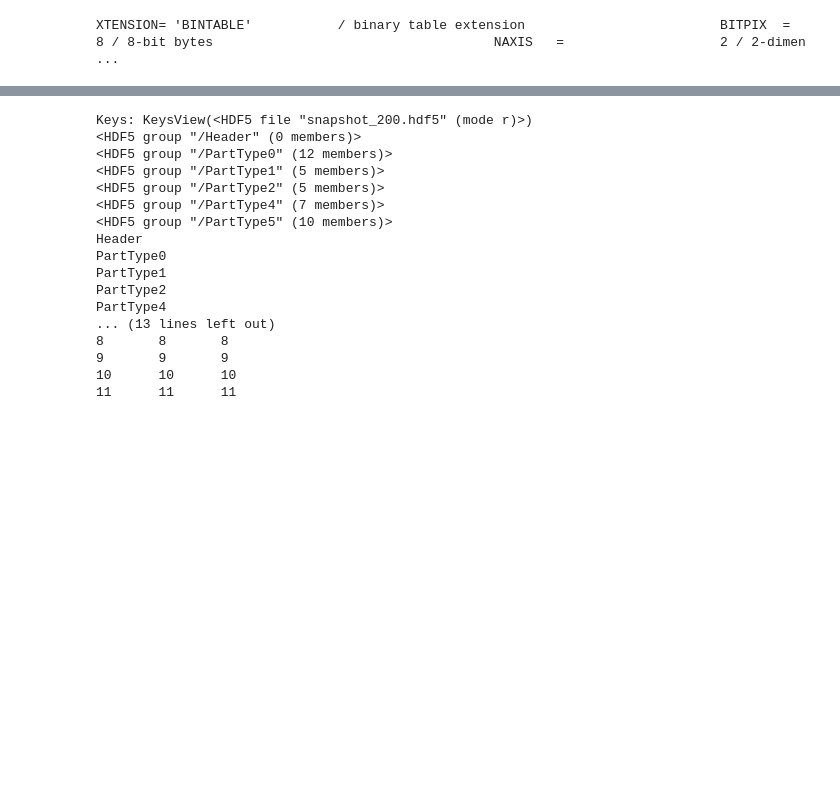
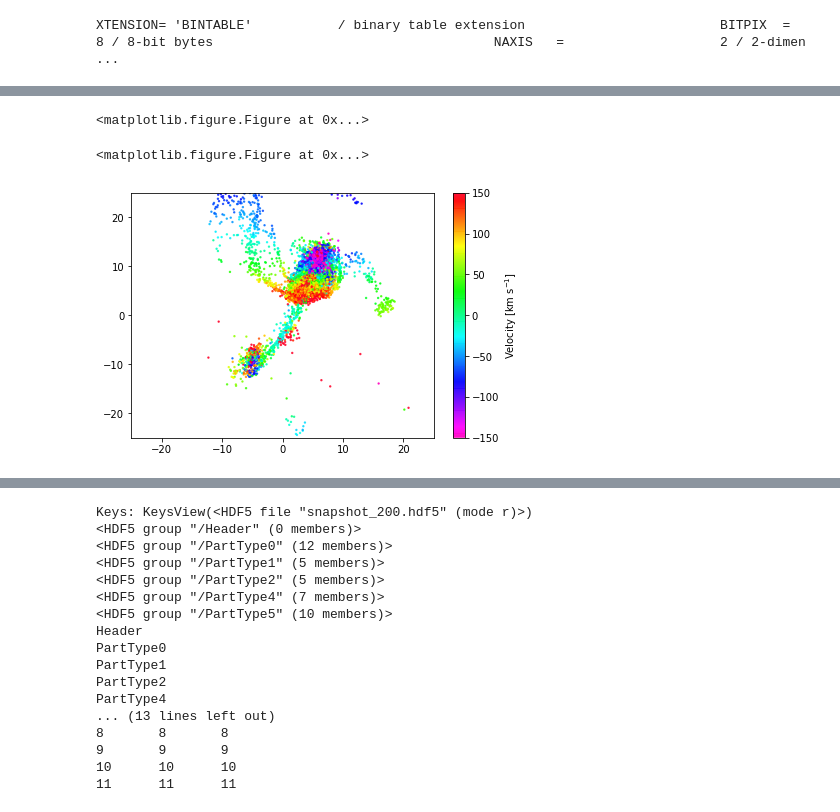
Before and after one commit to beckynevin/imaging_identification_mergers, a Jupyter notebook: Checking_velocity.ipynb, the cells around one changed output, grey strips where cells are left out. Cells and saved outputs as stored; diff of their text form; code cells hidden in the pictures; blank space fills up the shorter version.

```diff
--- a/Checking_velocity.ipynb
+++ b/Checking_velocity.ipynb
@@ -120,0 +116,74 @@ print('done')
+# %%
+plt.clf()
+plt.scatter(xs_before,ys_before,c=vel, vmin=-150, vmax=150,s=2, cmap='gist_rainbow_r', alpha=0.75)
+
+plt.colorbar(label=r'Velocity [km s$^{-1}$]')
+plt.xlim([-25,25])
+plt.ylim([-25,25])
+plt.show()
+
+pixelscale=0.166666666666667#kpc/pixel
+plt.clf()
+fig=plt.figure()
+ax1=fig.add_subplot(111)
+im1=ax1.imshow(np.rot90(np.sum(CAMERA0.data,axis=0)), norm=LogNorm(vmin=1, vmax=1e7), cmap='Greys_r')
+xs_new=[(x)/pixelscale+150 for x in xs_before]
+ys_new=[-(x)/pixelscale+150 for x in ys_before]
+im2=ax1.scatter(xs_new,ys_new,c=vel, vmin=-150, vmax=150,s=2, cmap='gist_rainbow_r', alpha=0.75)
+
+cbar1=plt.colorbar(im1, label=r'Broadband Flux Density [W/m$^{2}$/sr]')
+cbar2=plt.colorbar(im2)
+
+cbar2.set_label(r'Velocity [km s$^{-1}$]', labelpad=-2)
+length=300
+yticks=[1 ,length/2    ,length]
+
+ylabels=[round((x-length/2)*pixelscale,1) for x in yticks]
+
+'''ax1.set_yticks(yticks)
+ax1.set_yticklabels(ylabels)
+ax1.set_xticks(yticks)
+ax1.set_xticklabels(ylabels)
+ax1.set_ylabel(r'Spatial Position [$^{\prime\prime}$]')
+ax1.set_xlabel(r'Spatial Position [$^{\prime\prime}$]')'''
+plt.xlim([0,300])
+plt.ylim([0,300])
+plt.tight_layout()
+plt.savefig('../../../MaNGA_papers/Paper_I/overlap_all.pdf')
+
+'''Now, doing the same thing but shifted to the position of our new window'''
+
+
+
+pixelscale=0.166666666666667#kpc/pix
+plt.clf()
+fig=plt.figure()
+ax1=fig.add_subplot(111)
+im1=ax1.imshow(np.rot90(np.sum(CAMERA0.data[:,87:270,109:292],axis=0)), norm=LogNorm(vmin=1, vmax=1e7), cmap='Greys_r')
+xs_new=[(x)/pixelscale+150-87 for x in xs_before]
+ys_new=[-(x)/pixelscale+(150-8) for x in ys_before]
+im2=ax1.scatter(xs_new,ys_new,c=vel, vmin=-150, vmax=150,s=2, cmap='gist_rainbow_r', alpha=0.75)
+
+cbar1=plt.colorbar(im1, label=r'Broadband Flux Density [W/m$^{2}$/sr]')
+cbar2=plt.colorbar(im2)
+
+cbar2.set_label(r'Velocity [km s$^{-1}$]', labelpad=-2)
+length=183
+yticks=[1 ,length/2    ,length]
+
+ylabels=[round((x-length/2)*pixelscale,1) for x in yticks]
+
+'''ax1.set_yticks(yticks)
+ax1.set_yticklabels(ylabels)
+ax1.set_xticks(yticks)
+ax1.set_xticklabels(ylabels)
+ax1.set_ylabel(r'Spatial Position [$^{\prime\prime}$]')
+ax1.set_xlabel(r'Spatial Position [$^{\prime\prime}$]')'''
+plt.xlim([0,183])
+plt.ylim([0,183])
+plt.tight_layout()
+plt.savefig('../../../MaNGA_papers/Paper_I/overlap_window.pdf')
+# %% [output]
+<matplotlib.figure.Figure at 0x...>
+<matplotlib.figure.Figure at 0x...>
+[figure, added]
```
Also changed, not shown: parts of 8 cells of this notebook.
